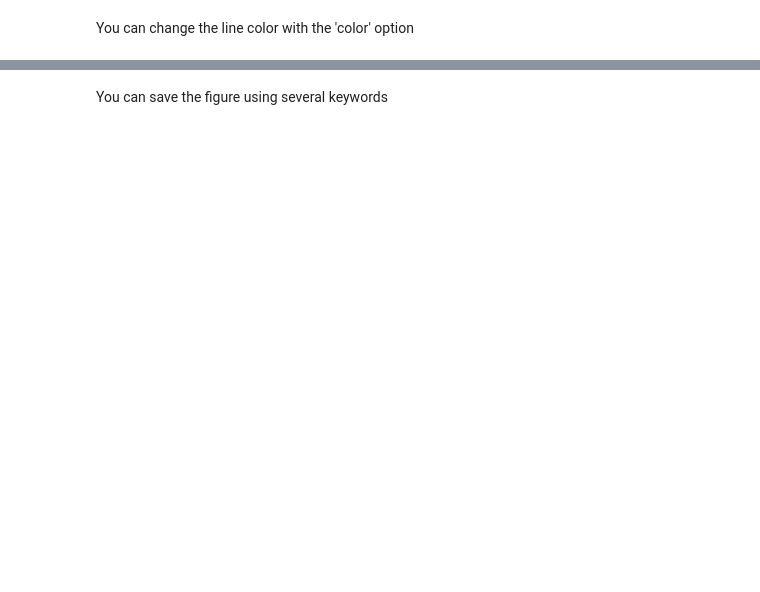
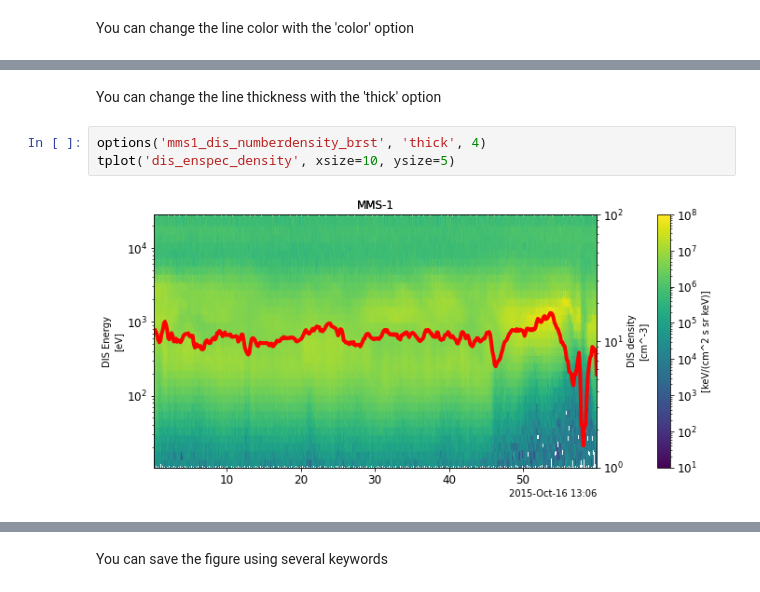
Before and after one commit to MAVENSDC/PyTplot, a Jupyter notebook: docs/PyTplot examples with matplotlib.ipynb, the cells around one changed output, grey strips where cells are left out. Saved outputs shown, nothing was run; the diff lists cells and outputs as text; blank space fills up the shorter version.

```diff
--- a/docs/PyTplot examples with matplotlib.ipynb
+++ b/docs/PyTplot examples with matplotlib.ipynb
@@ -217,0 +204,7 @@ tplot('dis_enspec_density', xsize=10, ysize=5)
+# %% [markdown]
+You can change the line thickness with the 'thick' option
+# %%
+options('mms1_dis_numberdensity_brst', 'thick', 4)
+tplot('dis_enspec_density', xsize=10, ysize=5)
+# %% [output]
+[figure, added]
```
Also changed, not shown: parts of 24 cells of this notebook.
